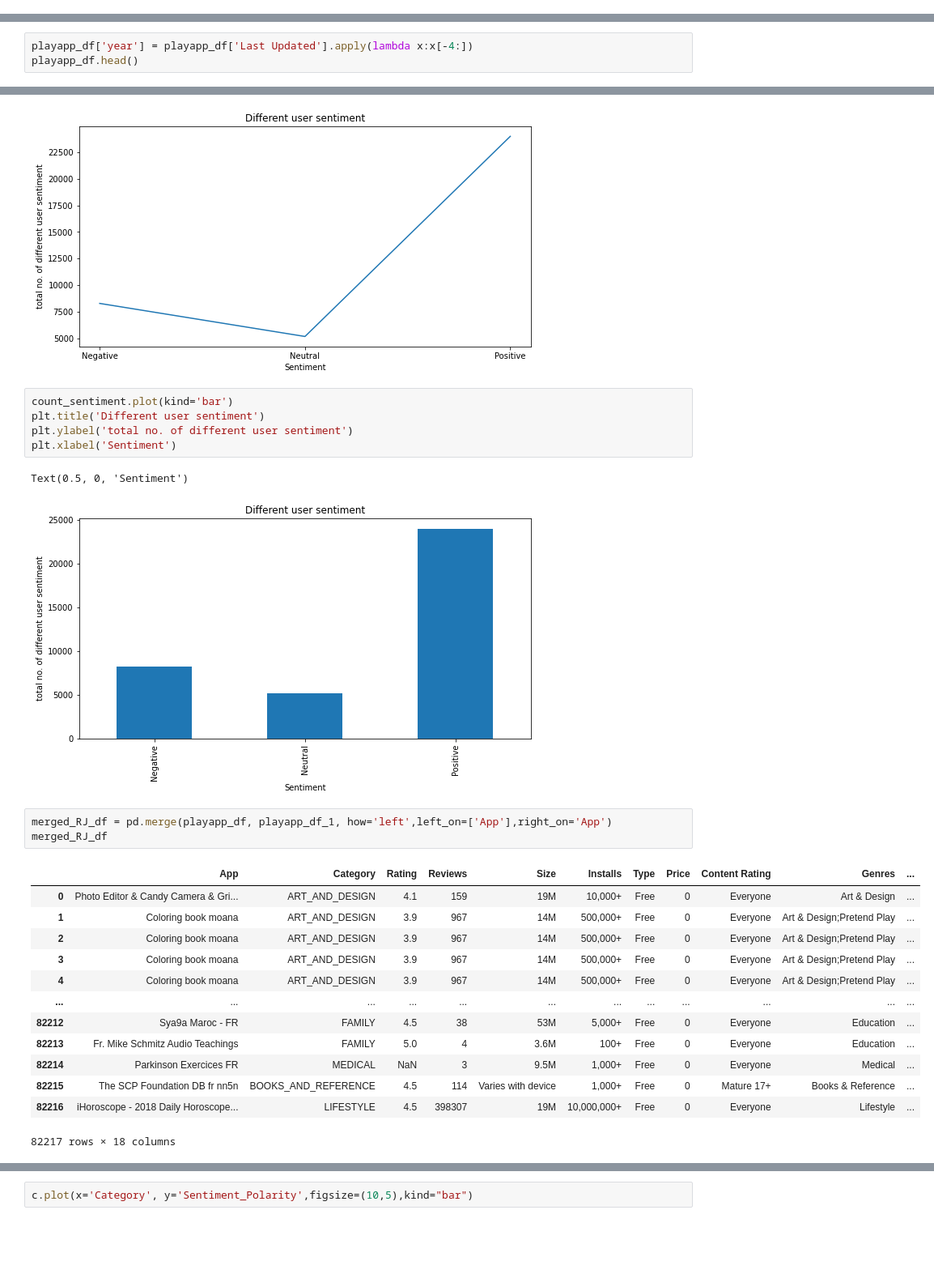
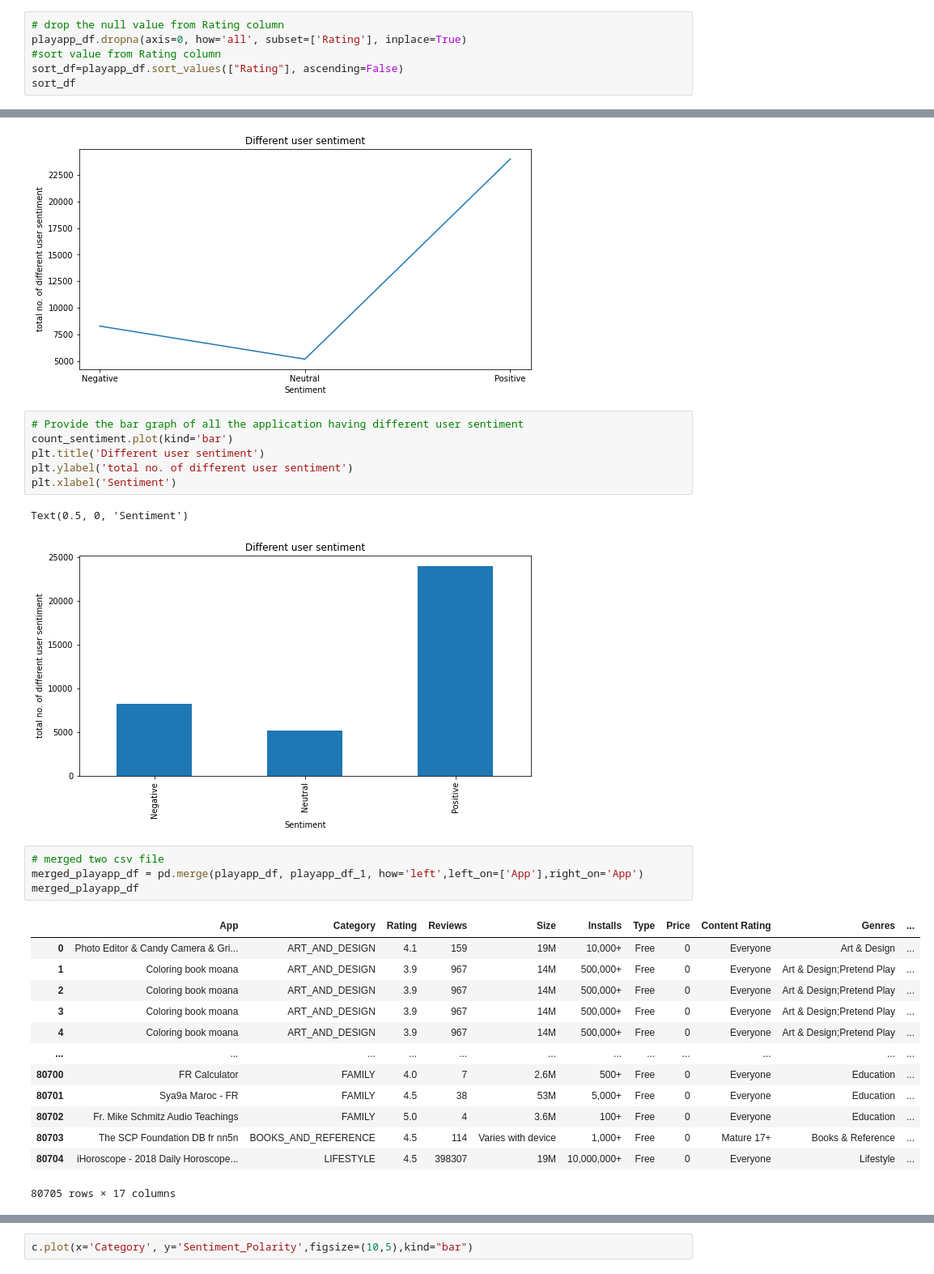
Before and after one commit to deepika-2411/Capstone-Project_Play_Store-Data-Analysis, a Jupyter notebook: Copy_of_Play_Store_App_Review_Analysis_Capstone_Project.ipynb, the cells around one changed output, grey strips where cells are left out. Shown at 81% size. Cells and saved outputs as stored; diff of their text form; blank space fills up the shorter version.

```diff
--- a/Copy_of_Play_Store_App_Review_Analysis_Capstone_Project.ipynb
+++ b/Copy_of_Play_Store_App_Review_Analysis_Capstone_Project.ipynb
@@ -52,0 +40,6 @@ sort_df
+# %%
+# drop the null value from Rating column
+playapp_df.dropna(axis=0, how='all', subset=['Rating'], inplace=True)
+#sort value from Rating column
+sort_df=playapp_df.sort_values(["Rating"], ascending=False)
+sort_df
@@ -92,3 +119,0 @@ TypeError: ignored
-# %%
-playapp_df['year'] = playapp_df['Last Updated'].apply(lambda x:x[-4:])
-playapp_df.head()
@@ -206,6 +179,7 @@ plt.xlabel('Sentiment')
 Text(0.5, 0, 'Sentiment')
 [figure]
 # %%
+# Provide the bar graph of all the application having different user sentiment
 count_sentiment.plot(kind='bar')
 plt.title('Different user sentiment')
 plt.ylabel('total no. of different user sentiment')
@@ -214,20 +188,21 @@ plt.xlabel('Sentiment')
 Text(0.5, 0, 'Sentiment')
 [figure]
 # %%
-merged_RJ_df = pd.merge(playapp_df, playapp_df_1, how='left',left_on=['App'],right_on='App')
-merged_RJ_df
+# merged two csv file
+merged_playapp_df = pd.merge(playapp_df, playapp_df_1, how='left',left_on=['App'],right_on='App')
+merged_playapp_df
 # %% [output]
 |  | App | Category | Rating | Reviews | Size | Installs | Type | Price | Content Rating | Genres | ... |
 | 0 | Photo Editor & Candy Camera & Gri... | ART_AND_DESIGN | 4.1 | 159 | 19M | 10,000+ | Free | 0 | Everyone | Art & Design | ... |
 | 1 | Coloring book moana | ART_AND_DESIGN | 3.9 | 967 | 14M | 500,000+ | Free | 0 | Everyone | Art & Design;Pretend Play | ... |
 | 2 | Coloring book moana | ART_AND_DESIGN | 3.9 | 967 | 14M | 500,000+ | Free | 0 | Everyone | Art & Design;Pretend Play | ... |
 | 3 | Coloring book moana | ART_AND_DESIGN | 3.9 | 967 | 14M | 500,000+ | Free | 0 | Everyone | Art & Design;Pretend Play | ... |
 | 4 | Coloring book moana | ART_AND_DESIGN | 3.9 | 967 | 14M | 500,000+ | Free | 0 | Everyone | Art & Design;Pretend Play | ... |
 | ... | ... | ... | ... | ... | ... | ... | ... | ... | ... | ... | ... |
-| 82212 | Sya9a Maroc - FR | FAMILY | 4.5 | 38 | 53M | 5,000+ | Free | 0 | Everyone | Education | ... |
-| 82213 | Fr. Mike Schmitz Audio Teachings | FAMILY | 5.0 | 4 | 3.6M | 100+ | Free | 0 | Everyone | Education | ... |
-| 82214 | Parkinson Exercices FR | MEDICAL | NaN | 3 | 9.5M | 1,000+ | Free | 0 | Everyone | Medical | ... |
-| 82215 | The SCP Foundation DB fr nn5n | BOOKS_AND_REFERENCE | 4.5 | 114 | Varies with device | 1,000+ | Free | 0 | Mature 17+ | Books & Reference | ... |
-| 82216 | iHoroscope - 2018 Daily Horoscope... | LIFESTYLE | 4.5 | 398307 | 19M | 10,000,000+ | Free | 0 | Everyone | Lifestyle | ... |
+| 80700 | FR Calculator | FAMILY | 4.0 | 7 | 2.6M | 500+ | Free | 0 | Everyone | Education | ... |
+| 80701 | Sya9a Maroc - FR | FAMILY | 4.5 | 38 | 53M | 5,000+ | Free | 0 | Everyone | Education | ... |
+| 80702 | Fr. Mike Schmitz Audio Teachings | FAMILY | 5.0 | 4 | 3.6M | 100+ | Free | 0 | Everyone | Education | ... |
+| 80703 | The SCP Foundation DB fr nn5n | BOOKS_AND_REFERENCE | 4.5 | 114 | Varies with device | 1,000+ | Free | 0 | Mature 17+ | Books & Reference | ... |
+| 80704 | iHoroscope - 2018 Daily Horoscope... | LIFESTYLE | 4.5 | 398307 | 19M | 10,000,000+ | Free | 0 | Everyone | Lifestyle | ... |
-82217 rows × 18 columns
+80705 rows × 17 columns
 # %%
```
Also changed, not shown: parts of 25 cells of this notebook.
